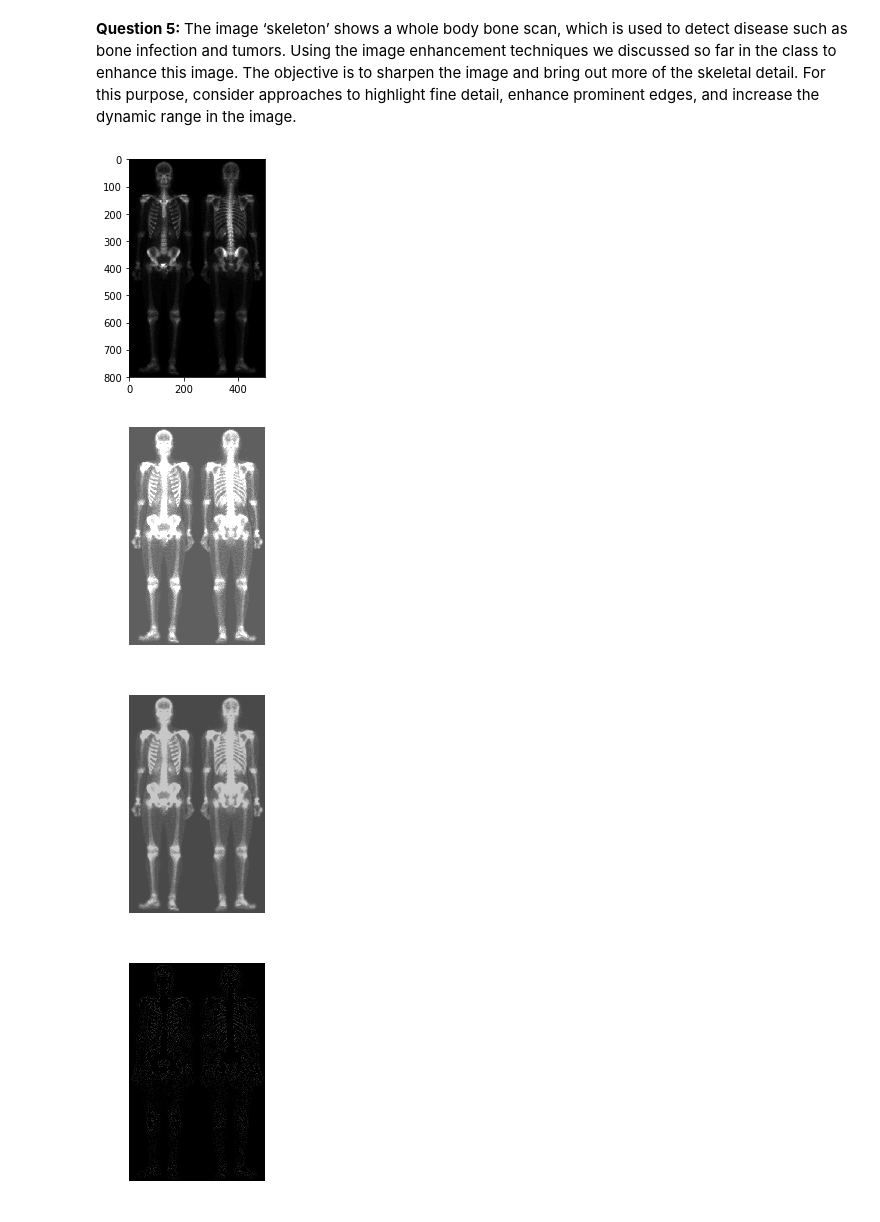
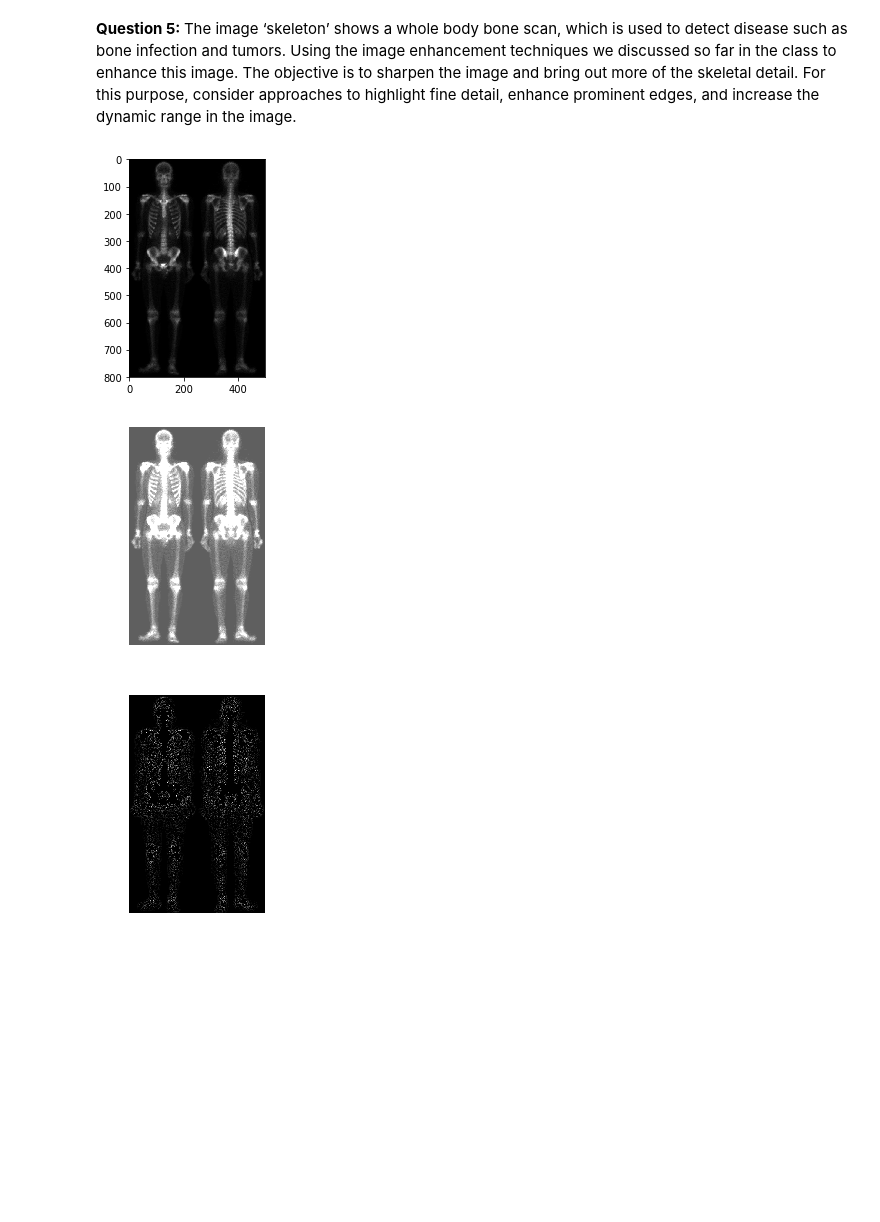
Before and after one commit to arcticNeemie/schoolwork, a Jupyter notebook: COMS/Honours/Digital Image Processing/Lab 3/Lab 3.ipynb, the cells around one changed output. Drawn from its saved outputs; the diff is of its cells as text; code cells hidden in the pictures.

```diff
--- a/COMS/Honours/Digital Image Processing/Lab 3/Lab 3.ipynb
+++ b/COMS/Honours/Digital Image Processing/Lab 3/Lab 3.ipynb
@@ -246,36 +246,33 @@ def contrastStretchFunction(x,pl,ph):
     elif x>ph:
         return 1
     else:
         return (x-pl)/(ph-pl)
 
 #Performs a contrast stretch on a float32 image, taking into account the outliers
 def contrastStretch(image):
     image = image.copy()
     q1 = np.percentile(image,25)
     q3 = np.percentile(image,75)
     iqr = q3-q1
     pl = q1-1.5*iqr
     ph = q3+1.5*iqr
 
     for (x,y),value in np.ndenumerate(image):
         image[x,y] = contrastStretchFunction(value,pl,ph)
     return image
 
 skeleton = plt.imread("skeleton.tif")
 displayImage(skeleton,255)
 #Apply a contrast stretch
 skeleton2 = im2float32(skeleton)
 skeleton2 = contrastStretch(skeleton2)
 skeleton2 = im2int8(skeleton2)
 displayImage(skeleton2,255)
-#Apply a Gaussian Blur
-skeletonG = spatialFilterPaddingZeros(skeleton2,gaussFilter(3,1))
-displayImage(skeletonG,255)
 #Apply a Laplace Filter
-skeletonLaplace = spatialFilterPaddingZeros(skeletonG,LaplaceMask2)
+skeletonLaplace = spatialFilterPaddingZeros(skeleton2,LaplaceMask2)
 displayImage(skeletonLaplace,255)
 # %% [output]
 [figure]
 [figure]
-[figure, old version]
+[figure, new version]
-[figure, old version]
+[figure, new version]
```
Also changed, not shown: parts of 5 cells of this notebook, 7 other files.
